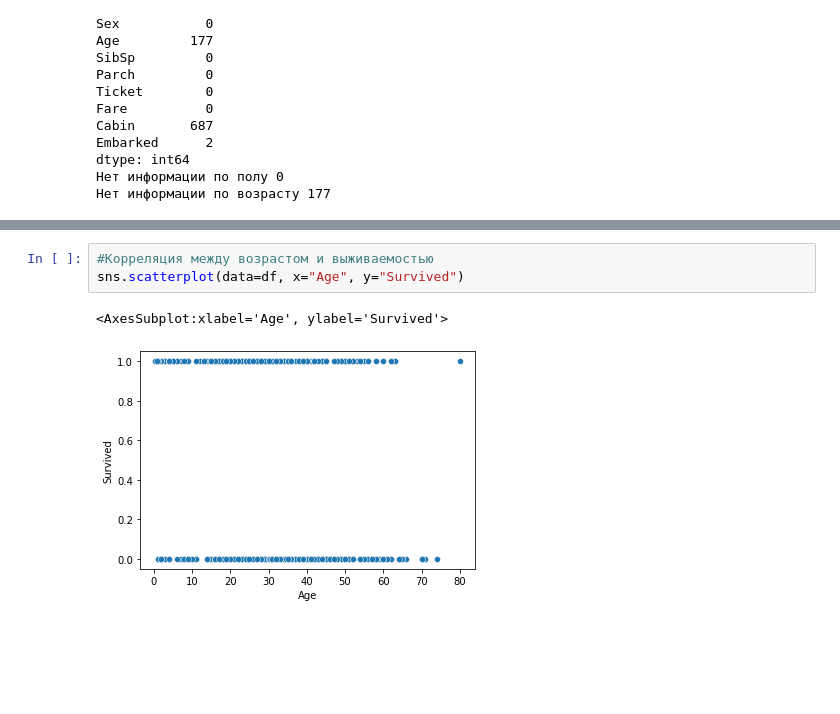
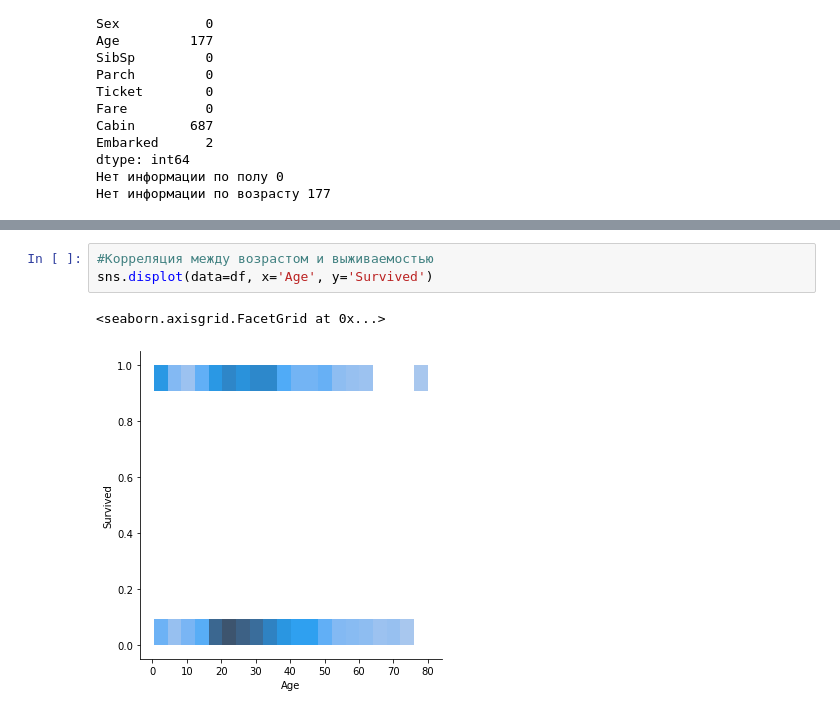
Before and after one commit to Kir-Kotin/Brunoyam, a Jupyter notebook: notebooks/03 - homework.ipynb, the cells around one changed output, grey strips where cells are left out. Saved outputs shown, nothing was run; the diff lists cells and outputs as text; blank space fills up the shorter version.

```diff
--- a/notebooks/03 - homework.ipynb
+++ b/notebooks/03 - homework.ipynb
@@ -135,6 +135,6 @@ print("Детей выжило", round(surv_child,2),"%")
 # %%
 #Корреляция между возрастом и выживаемостью
-sns.scatterplot(data=df, x="Age", y="Survived")
+sns.displot(data=df, x='Age', y='Survived')
 # %% [output]
-<AxesSubplot:xlabel='Age', ylabel='Survived'>
+<seaborn.axisgrid.FacetGrid at 0x...>
-[figure, old version]
+[figure, new version]
```
Also changed, not shown: parts of 12 cells of this notebook, 1 other file.
